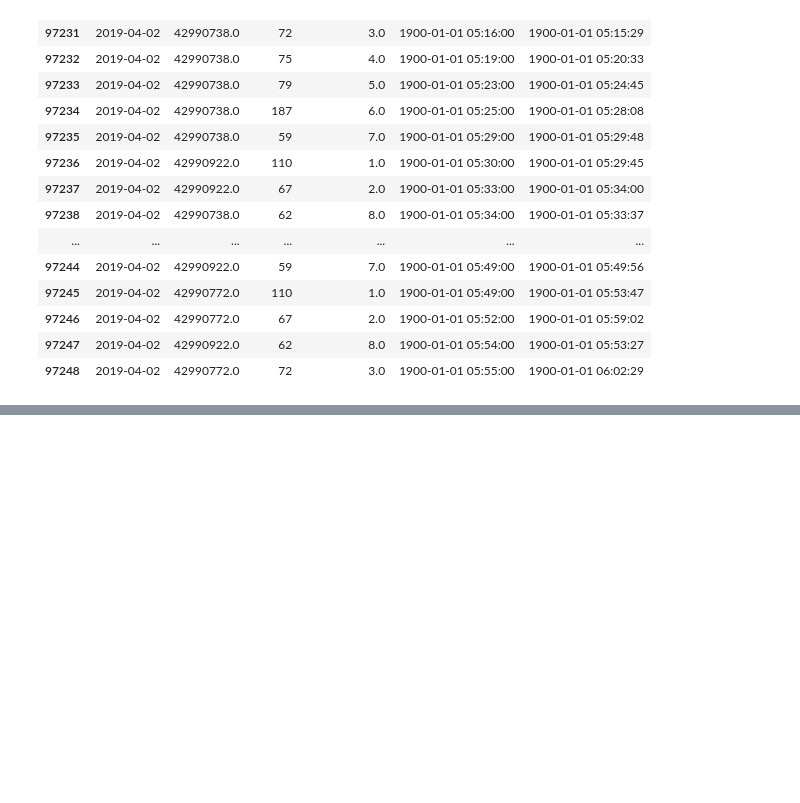
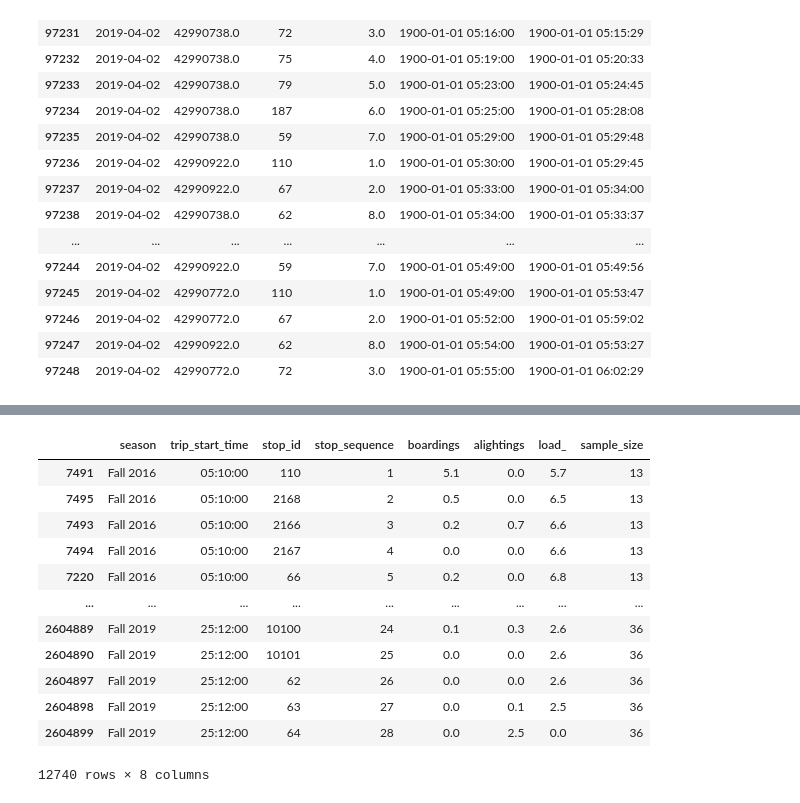
Before and after one commit to notAlex2/pgm-public-transit, a Jupyter notebook: main.ipynb, the cells around one changed output, grey strips where cells are left out. Drawn from its saved outputs; the diff is of its cells as text; code cells hidden in the pictures; blank space fills up the shorter version.

```diff
--- a/main.ipynb
+++ b/main.ipynb
@@ -377,0 +352,22 @@ d_2016_10_21[filter_rows][filter_columns]
+# %%
+filter_columns = ["season", "trip_start_time", "stop_id", "stop_sequence", "boardings", "alightings", "load_", "sample_size"]
+filter_rows = (df['route_id'] == '1') & \
+              (df['route_variant'] == "1-_-1") & \
+              (df['day_type_name'] == "weekday")
+sort_columns = ['season', 'trip_start_time', 'stop_sequence']
+df2 = df[filter_columns][filter_rows].sort_values(by=sort_columns)
+df2
+# %% [output]
+|  | season | trip_start_time | stop_id | stop_sequence | boardings | alightings | load_ | sample_size |
+| 7491 | Fall 2016 | 05:10:00 | 110 | 1 | 5.1 | 0.0 | 5.7 | 13 |
+| 7495 | Fall 2016 | 05:10:00 | 2168 | 2 | 0.5 | 0.0 | 6.5 | 13 |
+| 7493 | Fall 2016 | 05:10:00 | 2166 | 3 | 0.2 | 0.7 | 6.6 | 13 |
+| 7494 | Fall 2016 | 05:10:00 | 2167 | 4 | 0.0 | 0.0 | 6.6 | 13 |
+| 7220 | Fall 2016 | 05:10:00 | 66 | 5 | 0.2 | 0.0 | 6.8 | 13 |
+| ... | ... | ... | ... | ... | ... | ... | ... | ... |
+| 2604889 | Fall 2019 | 25:12:00 | 10100 | 24 | 0.1 | 0.3 | 2.6 | 36 |
+| 2604890 | Fall 2019 | 25:12:00 | 10101 | 25 | 0.0 | 0.0 | 2.6 | 36 |
+| 2604897 | Fall 2019 | 25:12:00 | 62 | 26 | 0.0 | 0.0 | 2.6 | 36 |
+| 2604898 | Fall 2019 | 25:12:00 | 63 | 27 | 0.0 | 0.1 | 2.5 | 36 |
+| 2604899 | Fall 2019 | 25:12:00 | 64 | 28 | 0.0 | 2.5 | 0.0 | 36 |
+12740 rows × 8 columns
```
Also changed, not shown: parts of 27 cells of this notebook.
